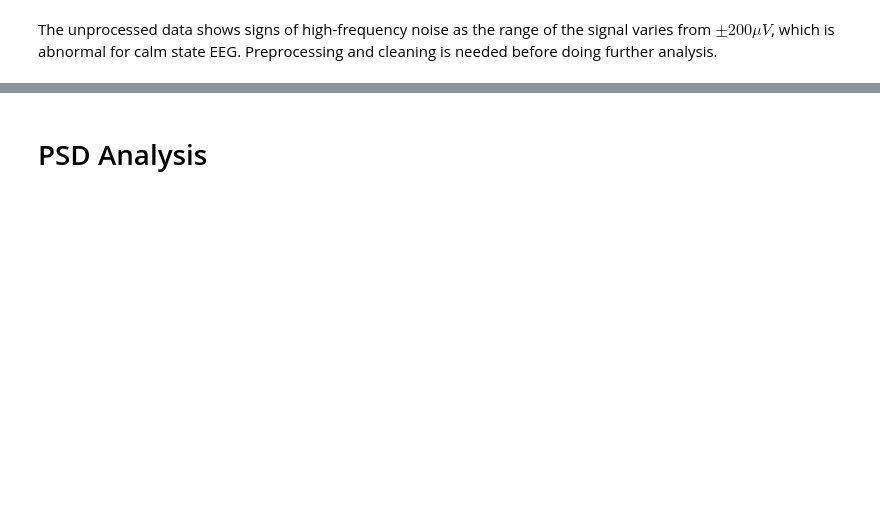
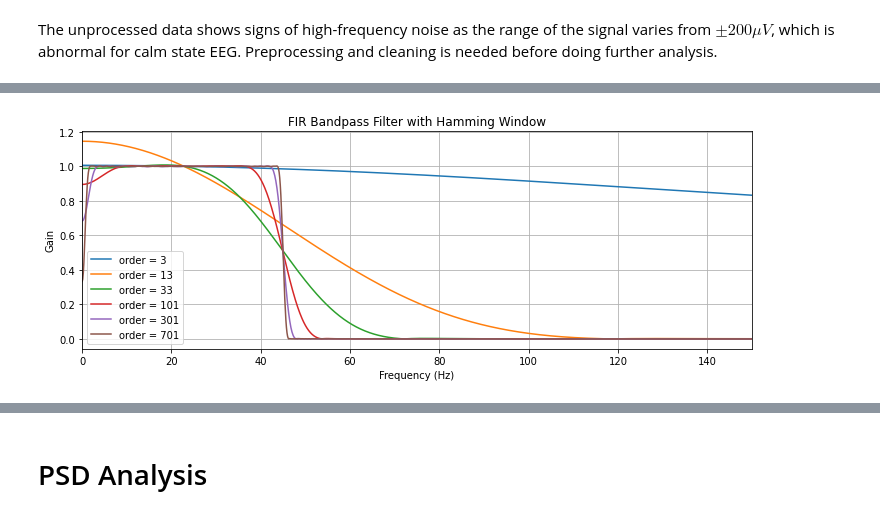
Before and after one commit to Aaron3963/COGS118C_Project, a Jupyter notebook: project.ipynb, the cells around one changed output, grey strips where cells are left out. Cells and saved outputs as stored; diff of their text form; code cells hidden in the pictures; blank space fills up the shorter version.

```diff
--- a/project.ipynb
+++ b/project.ipynb
@@ -85,0 +92,24 @@ Since we were only given 20-second data of 2 subjects with 3 channels, we are un
+# %%
+nyquist = F_s / 2
+low = lowcut / nyquist
+high = highcut / nyquist
+
+plt.figure(figsize=(12, 4))
+
+for order in [3,13,33,101,301,701]:
+    fir_coeffs = firwin(order, [low,high], pass_zero=False, window="hamming")
+
+    w, h = freqz(fir_coeffs, worN=2000)
+    freq = w * F_s / (2 * np.pi)
+
+    plt.plot(freq, abs(h), label=f'order = {order}')
+
+plt.title('FIR Bandpass Filter with Hamming Window')
+plt.xlabel('Frequency (Hz)')
+plt.xlim(0,150)
+plt.ylabel('Gain')
+plt.grid()
+plt.legend()
+plt.show()
+# %% [output]
+[figure, added]
```
Also changed, not shown: parts of 28 cells of this notebook.
